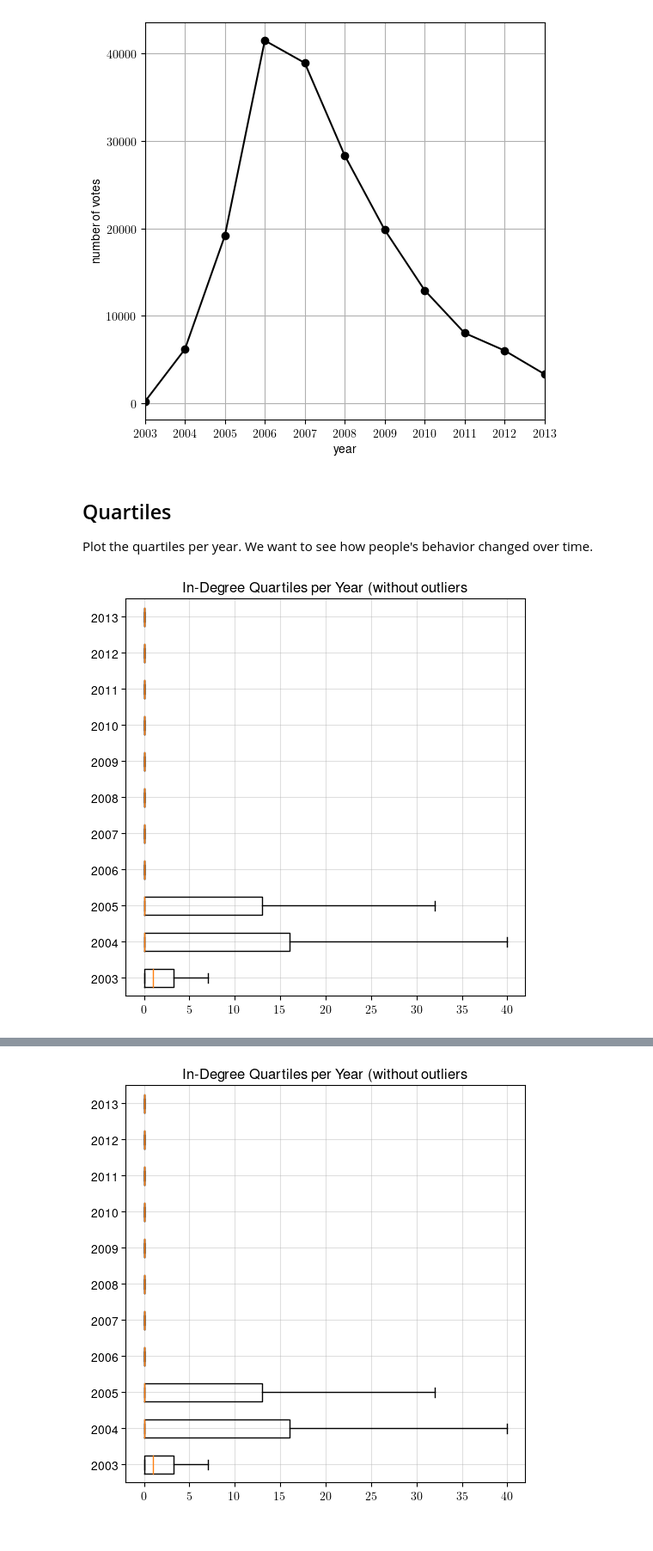
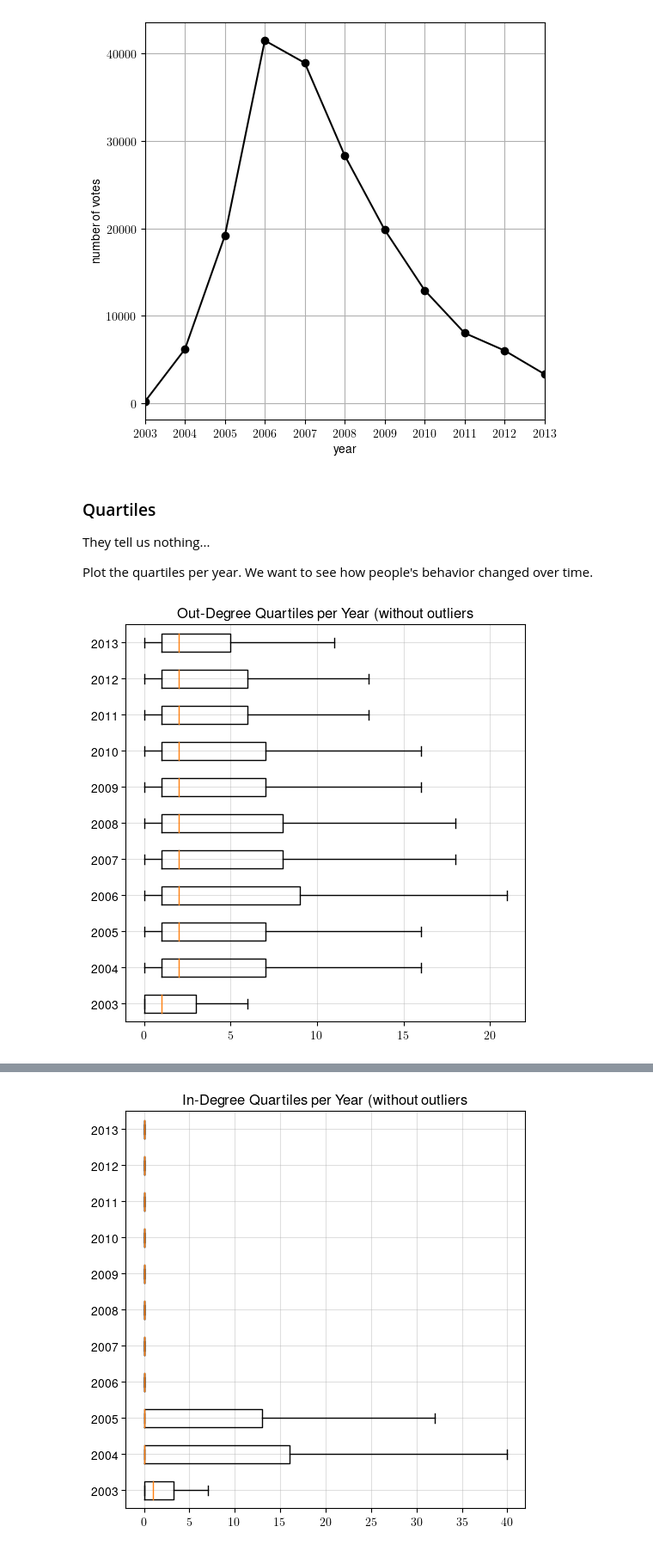
Before and after one commit to lucasguesserts/MO412-graph-algorithms, a Jupyter notebook: project/explore.ipynb, the cells around one changed output, grey strips where cells are left out. Shown at 86% size. Cells and saved outputs as stored; diff of their text form; code cells hidden in the pictures.

Commit message:
refactor(project): change some plots and write some analysis in the notebook

```diff
--- a/project/explore.ipynb
+++ b/project/explore.ipynb
@@ -66,20 +95,22 @@ fig
 # %% [output]
 [figure]
 # %% [markdown]
-## Quartiles
+### Quartiles
+
+They tell us nothing...
 
 Plot the quartiles per year. We want to see how people's behavior changed over time.
 # %%
 fig = plt.figure(figsize=(6, 6))
 ax = fig.add_subplot(111)
 gpy = GraphPerYear(reader.data)
 gpy.plot_quartiles(
     ax=ax,
-    degree_type=DegreeType.IN,
+    degree_type=DegreeType.OUT,
     outliers=False,
 )
 fig.savefig(os.path.join(output_dir, "quartiles_out.png"))
 plt.close(fig)
 fig
 # %% [output]
-[figure, old version]
+[figure, new version]
```
Also changed, not shown: parts of 13 cells of this notebook, 2 other files.
